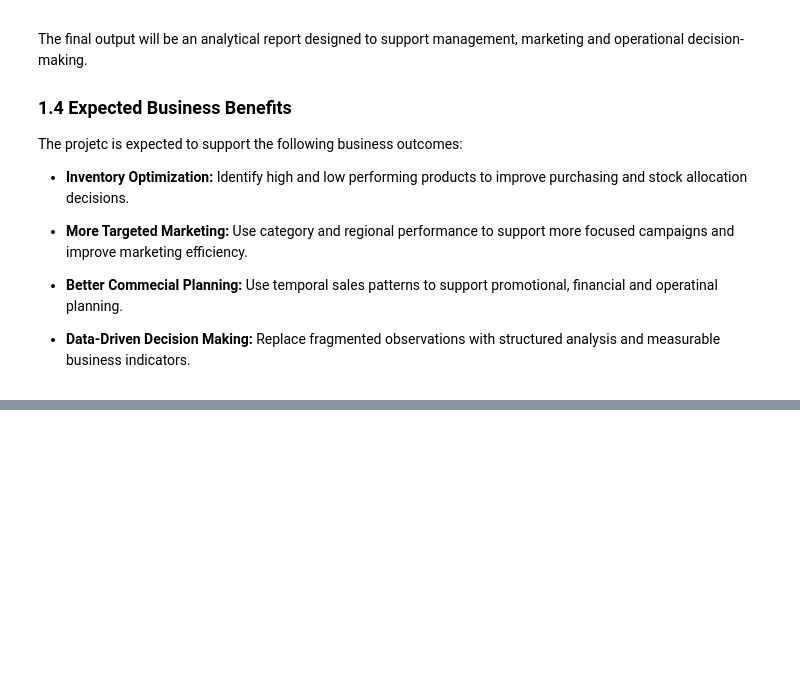
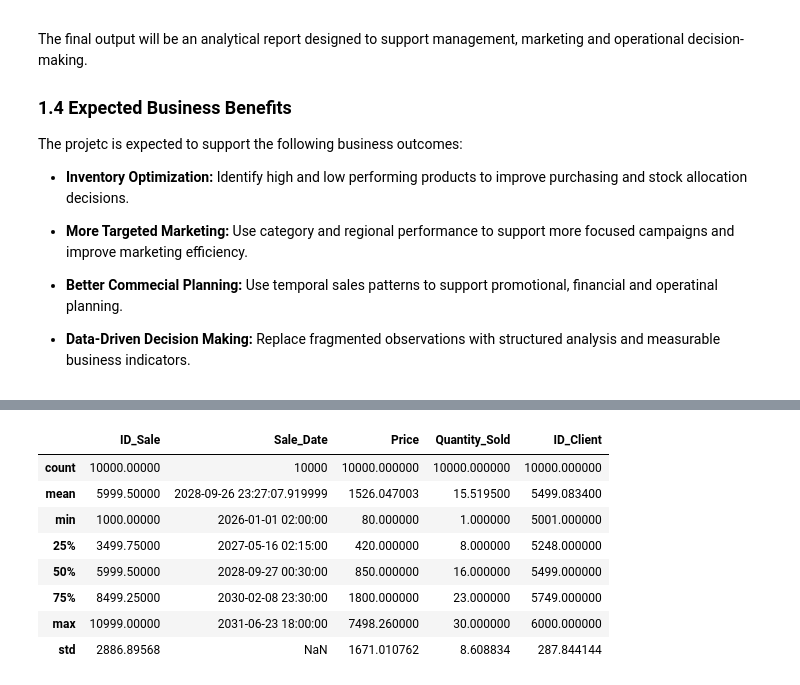
Before and after one commit to Guid3Paula/sales_data_analysis_ecommerce, a Jupyter notebook: notebooks/sales_analysis.ipynb, the cells around one changed output, grey strips where cells are left out. Drawn from its saved outputs; the diff is of its cells as text; code cells hidden in the pictures; blank space fills up the shorter version.

```diff
--- a/notebooks/sales_analysis.ipynb
+++ b/notebooks/sales_analysis.ipynb
@@ -58,0 +253,13 @@ The projetc is expected to support the following business outcomes:
+# %%
+# Statics Resume
+sales_df.describe()
+# %% [output]
+|  | ID_Sale | Sale_Date | Price | Quantity_Sold | ID_Client |
+| count | 10000.00000 | 10000 | 10000.000000 | 10000.000000 | 10000.000000 |
+| mean | 5999.50000 | 2028-09-26 23:27:07.919999 | 1526.047003 | 15.519500 | 5499.083400 |
+| min | 1000.00000 | 2026-01-01 02:00:00 | 80.000000 | 1.000000 | 5001.000000 |
+| 25% | 3499.75000 | 2027-05-16 02:15:00 | 420.000000 | 8.000000 | 5248.000000 |
+| 50% | 5999.50000 | 2028-09-27 00:30:00 | 850.000000 | 16.000000 | 5499.000000 |
+| 75% | 8499.25000 | 2030-02-08 23:30:00 | 1800.000000 | 23.000000 | 5749.000000 |
+| max | 10999.00000 | 2031-06-23 18:00:00 | 7498.260000 | 30.000000 | 6000.000000 |
+| std | 2886.89568 | NaN | 1671.010762 | 8.608834 | 287.844144 |
```
Also changed, not shown: parts of 16 cells of this notebook.
